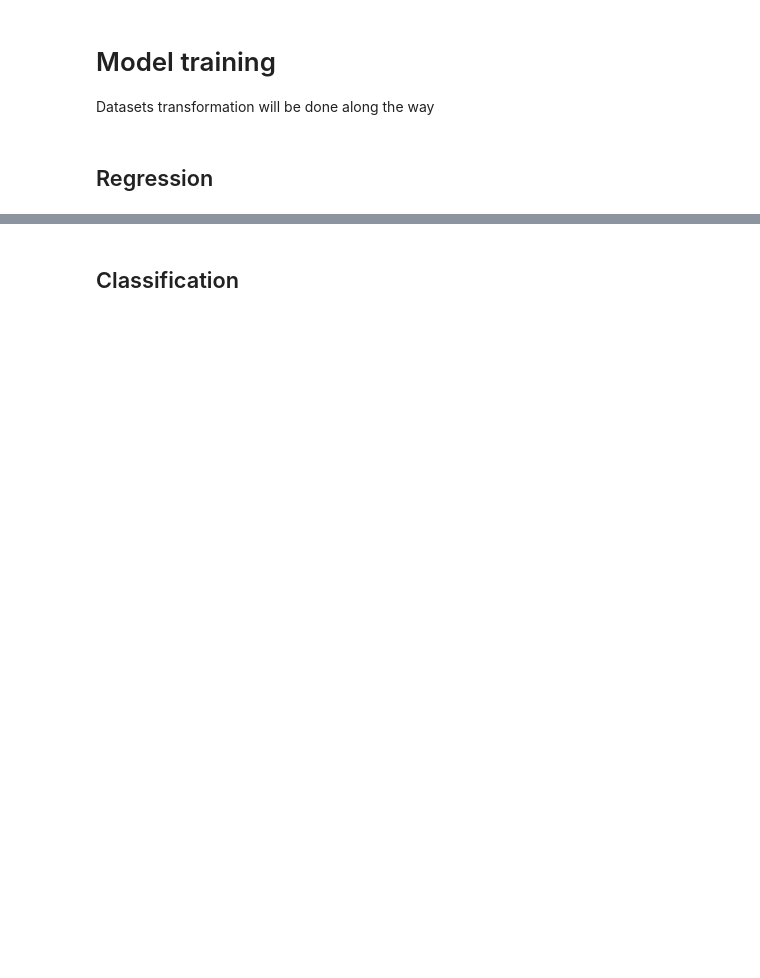
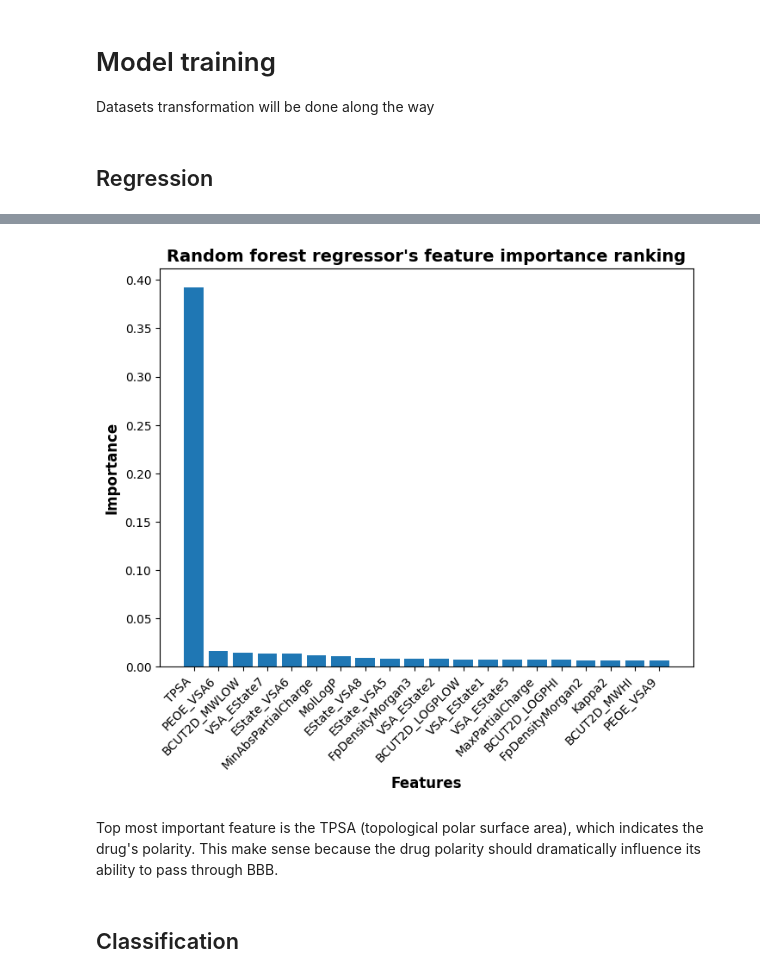
Before and after one commit to junqilu/BBBPrediction, a Jupyter notebook: BBBPrediction.ipynb, the cells around one changed output, grey strips where cells are left out. Drawn from its saved outputs; the diff is of its cells as text; code cells hidden in the pictures; blank space fills up the shorter version.

```diff
--- a/BBBPrediction.ipynb
+++ b/BBBPrediction.ipynb
@@ -265,2 +398,27 @@ Datasets transformation will be done along the way
+# %%
+fig, ax = plt.subplots(figsize=(8,6))
+plt.bar(non_zero_importance_df['Features'],
+        non_zero_importance_df['Importance'])
+
+plt.xticks(rotation=45, ha='right')
+
+plt.xlabel('Features', weight='bold', fontsize=12)
+plt.ylabel('Importance', weight='bold', fontsize=12)
+plt.title("Random forest regressor's feature importance ranking",
+          weight='bold', fontsize=14)
+
+plt.savefig(
+    r'model_outputs\random_forest_regressor\importance_ranking_horizontal.png',
+    dpi=600,
+    bbox_inches='tight'
+)
+
+plt.show()
+# %% [output]
+[figure, added]
+# %% [markdown]
+Top most important feature is the TPSA (topological polar surface area),
+which indicates the drug's polarity. This make sense because the drug
+polarity should dramatically influence its ability to pass through BBB.
 # %% [markdown]
 ## Classification
```
Also changed, not shown: parts of 23 cells of this notebook.
